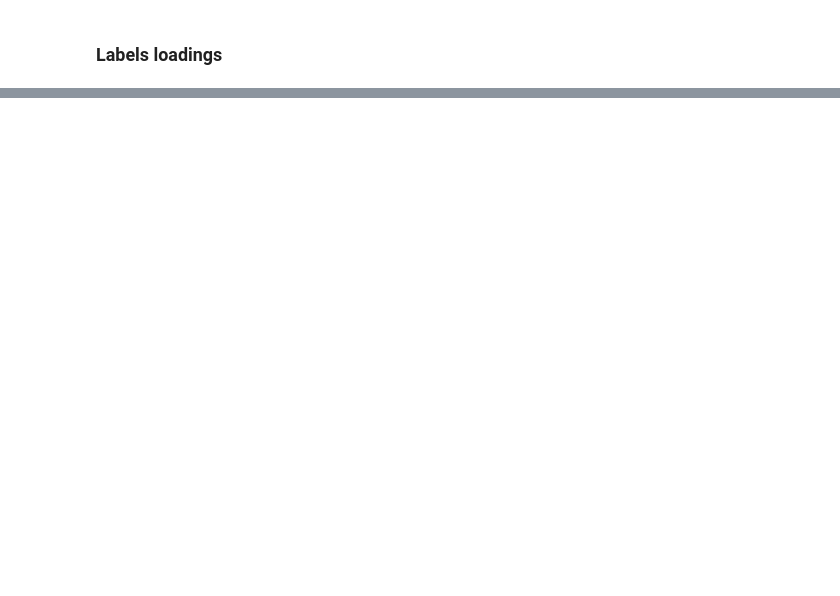
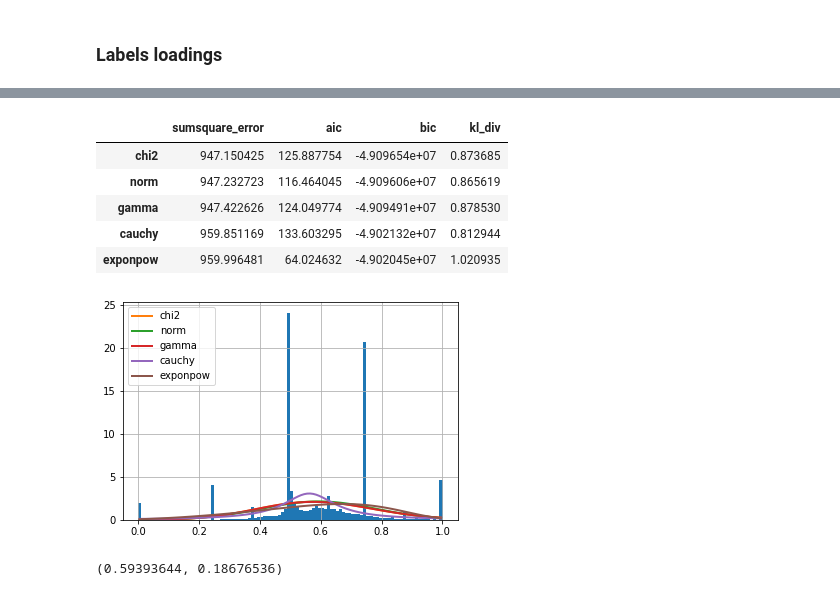
Before and after one commit to DresvyanskiyDenis/EngagementRecognition, a Jupyter notebook: src/NoXi/analysis/Labels_analysis.ipynb, the cells around one changed output, grey strips where cells are left out. Cells and saved outputs as stored; diff of their text form; code cells hidden in the pictures; blank space fills up the shorter version.

```diff
--- a/src/NoXi/analysis/Labels_analysis.ipynb
+++ b/src/NoXi/analysis/Labels_analysis.ipynb
@@ -54,0 +206,6 @@ gold_standard_files
+# %%
+# check which distribution the data has
+f = Fitter(all_labels_values, timeout=180, distributions=get_common_distributions())
+f.fit()
+f.summary()
+# %% [output]
@@ -54,0 +213,11 @@ gold_standard_files
+|  | sumsquare_error | aic | bic | kl_div |
+| chi2 | 947.150425 | 125.887754 | -4.909654e+07 | 0.873685 |
+| norm | 947.232723 | 116.464045 | -4.909606e+07 | 0.865619 |
+| gamma | 947.422626 | 124.049774 | -4.909491e+07 | 0.878530 |
+| cauchy | 959.851169 | 133.603295 | -4.902132e+07 | 0.812944 |
+| exponpow | 959.996481 | 64.024632 | -4.902045e+07 | 1.020935 |
+[figure, added]
+# %%
+f.fitted_param["norm"]
+# %% [output]
+(0.59393644, 0.18676536)
```
Also changed, not shown: parts of 27 cells of this notebook.
